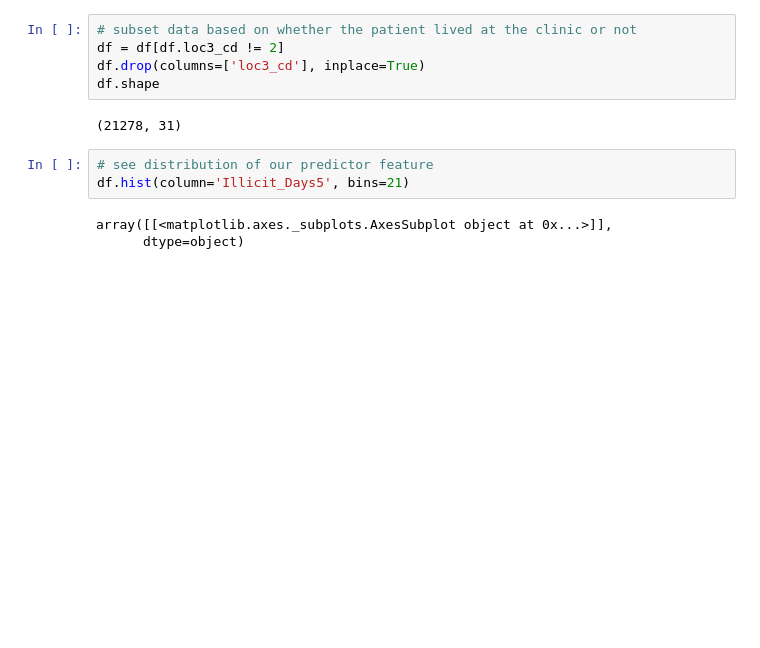
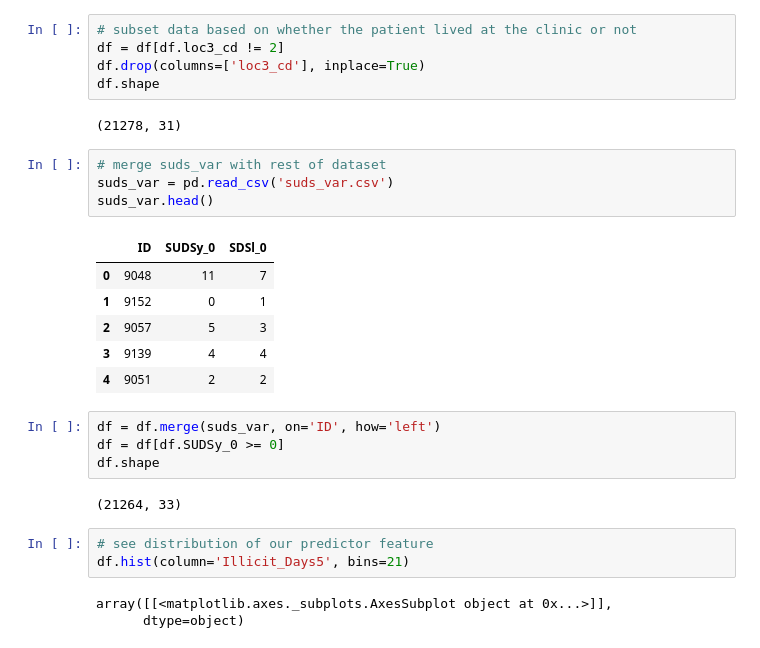
Before and after one commit to prathikr/CAIS_analysis_by_age_grouped, a Jupyter notebook: grouped/data/clean_data.ipynb, the cells around one changed output. Saved outputs shown, nothing was run; the diff lists cells and outputs as text; blank space fills up the shorter version.

```diff
--- a/grouped/data/clean_data.ipynb
+++ b/grouped/data/clean_data.ipynb
@@ -116,6 +137,23 @@ df.drop(columns=['loc3_cd'], inplace=True)
 df.shape
 # %% [output]
 (21278, 31)
+# %%
+# merge suds_var with rest of dataset
+suds_var = pd.read_csv('suds_var.csv')
+suds_var.head()
+# %% [output]
+|  | ID | SUDSy_0 | SDSl_0 |
+| 0 | 9048 | 11 | 7 |
+| 1 | 9152 | 0 | 1 |
+| 2 | 9057 | 5 | 3 |
+| 3 | 9139 | 4 | 4 |
+| 4 | 9051 | 2 | 2 |
+# %%
+df = df.merge(suds_var, on='ID', how='left')
+df = df[df.SUDSy_0 >= 0]
+df.shape
+# %% [output]
+(21264, 33)
 # %%
 # see distribution of our predictor feature
 df.hist(column='Illicit_Days5', bins=21)
```
Also changed, not shown: parts of 7 cells of this notebook, 39 other files.
